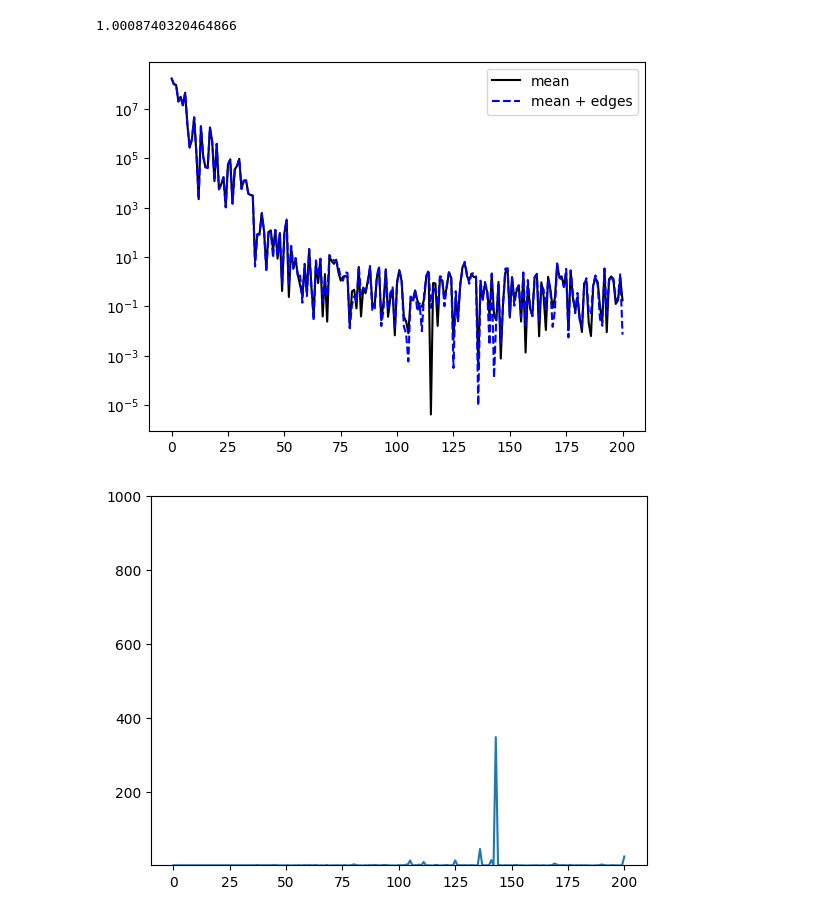
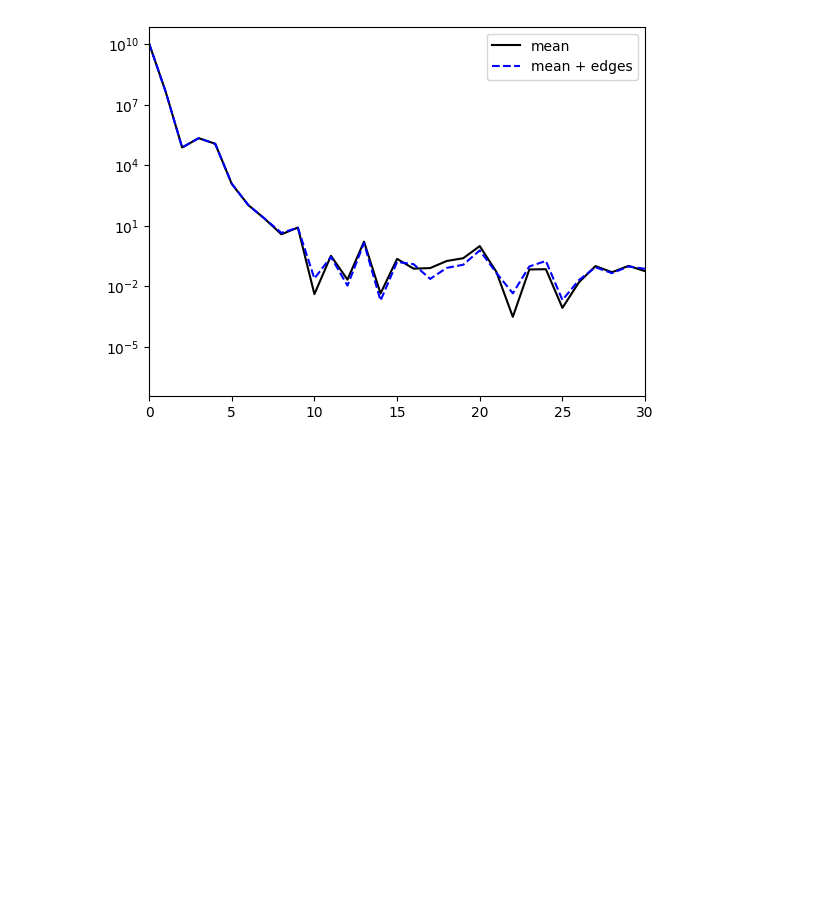
Before and after one commit to christianhbye/ucb_research, a Jupyter notebook: global_detection/Untitled1.ipynb, the cells around one changed output. Drawn from its saved outputs; the diff is of its cells as text; code cells hidden in the pictures; blank space fills up the shorter version.

```diff
--- a/global_detection/Untitled1.ipynb
+++ b/global_detection/Untitled1.ipynb
@@ -9,7 +20,7 @@ import VeryAccurateEmulator as VAE
 # %%
-LMAX = 75
+LMAX = 150
 NSIDE = 128
-PATH = "ffs"  # efield, power: ascii
+PATH = "ascii"  # efield: ffs, power: ascii
 beam_dir = Path("./beam") / PATH
 # %%
 nfreqs = len(list(beam_dir.glob("*")))
@@ -94,0 +155,5 @@ edges = gen_eor(freqs) * 10
+# %%
+# Compute eigenmodes of filtered data
+d = fdata - fdata.mean(axis=0)
+C = d.T @ d
+U, S, Vt = np.linalg.svd(C)
@@ -95,23 +173,20 @@ edges = gen_eor(freqs) * 10
 # %%
-v = vt.T
-fg_proj = (d @ v)**2
-mean_proj = (mean @ v)**2
-edges_proj = ((mean+edges) @ v)**2
-print(mean_proj.sum() / edges_proj.sum())
+v = Vt.T
+fg_proj = (fdata @ v)**2
+#mean_proj = (fdata.mean(axis=0) @ v)**2
+#edges_proj = ((fdata.mean(axis=0)+fedges) @ v)**2
+#print(mean_proj.sum() / edges_proj.sum())
+mean_proj = (fm @ v)**2
+edges_proj = ((fm+fedges) @ v)**2
+
 
 plt.figure()
 #plt.plot(fg_proj[::10].T)
-plt.plot(mean_proj, lw=None, c="k", label="mean")
-plt.plot(edges_proj, lw=None, c="b", ls="--", label="mean + edges")
+plt.plot(mean_proj, lw=1.5, c="k", label="mean")
+plt.plot(edges_proj, lw=1.5, c="b", ls="--", label="mean + edges")
 plt.legend()
 plt.yscale("log")
+plt.xlim(0, 30)
 plt.show()
-
-plt.figure()
-plt.plot(mean_proj / edges_proj)
-plt.ylim(1, 1e3)
-plt.show()
 # %% [output]
-1.0008740320464866
-[figure, old version]
+[figure, new version]
-[figure, removed]
```
Also changed, not shown: parts of 16 cells of this notebook, 1 other file.
